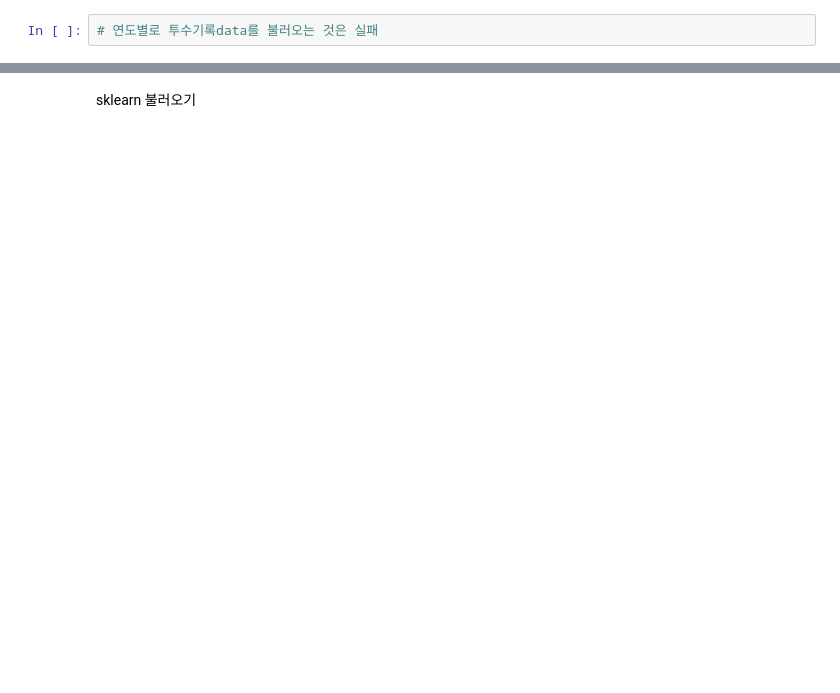
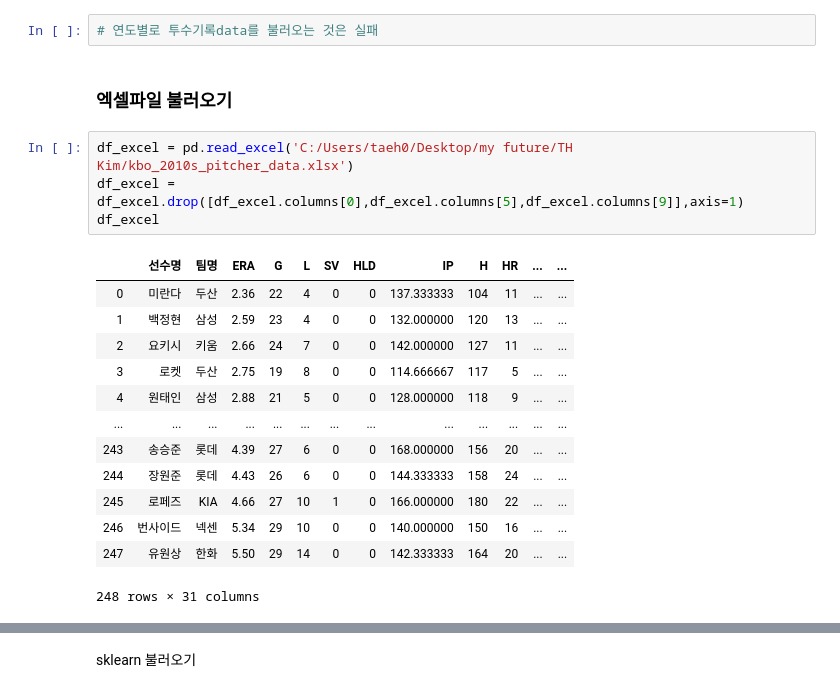
Before and after one commit to kbotad/KBO-data-crawling-1, a Jupyter notebook: KBO dataset.ipynb, the cells around one changed output, grey strips where cells are left out. Saved outputs shown, nothing was run; the diff lists cells and outputs as text; blank space fills up the shorter version.

```diff
--- a/KBO dataset.ipynb
+++ b/KBO dataset.ipynb
@@ -82,2 +85,22 @@ data_2020
 # %%
 # 연도별로 투수기록data를 불러오는 것은 실패
+# %% [markdown]
+### 엑셀파일 불러오기
+# %%
+df_excel = pd.read_excel('C:/Users/taeh0/Desktop/my future/TH Kim/kbo_2010s_pitcher_data.xlsx')
+df_excel = df_excel.drop([df_excel.columns[0],df_excel.columns[5],df_excel.columns[9]],axis=1)
+df_excel
+# %% [output]
+|  | 선수명 | 팀명 | ERA | G | L | SV | HLD | IP | H | HR | ... | ... |
+| 0 | 미란다 | 두산 | 2.36 | 22 | 4 | 0 | 0 | 137.333333 | 104 | 11 | ... | ... |
+| 1 | 백정현 | 삼성 | 2.59 | 23 | 4 | 0 | 0 | 132.000000 | 120 | 13 | ... | ... |
+| 2 | 요키시 | 키움 | 2.66 | 24 | 7 | 0 | 0 | 142.000000 | 127 | 11 | ... | ... |
+| 3 | 로켓 | 두산 | 2.75 | 19 | 8 | 0 | 0 | 114.666667 | 117 | 5 | ... | ... |
+| 4 | 원태인 | 삼성 | 2.88 | 21 | 5 | 0 | 0 | 128.000000 | 118 | 9 | ... | ... |
+| ... | ... | ... | ... | ... | ... | ... | ... | ... | ... | ... | ... | ... |
+| 243 | 송승준 | 롯데 | 4.39 | 27 | 6 | 0 | 0 | 168.000000 | 156 | 20 | ... | ... |
+| 244 | 장원준 | 롯데 | 4.43 | 26 | 6 | 0 | 0 | 144.333333 | 158 | 24 | ... | ... |
+| 245 | 로페즈 | KIA | 4.66 | 27 | 10 | 1 | 0 | 166.000000 | 180 | 22 | ... | ... |
+| 246 | 번사이드 | 넥센 | 5.34 | 29 | 10 | 0 | 0 | 140.000000 | 150 | 16 | ... | ... |
+| 247 | 유원상 | 한화 | 5.50 | 29 | 14 | 0 | 0 | 142.333333 | 164 | 20 | ... | ... |
+248 rows × 31 columns
```
Also changed, not shown: parts of 6 cells of this notebook, 1 other file.
